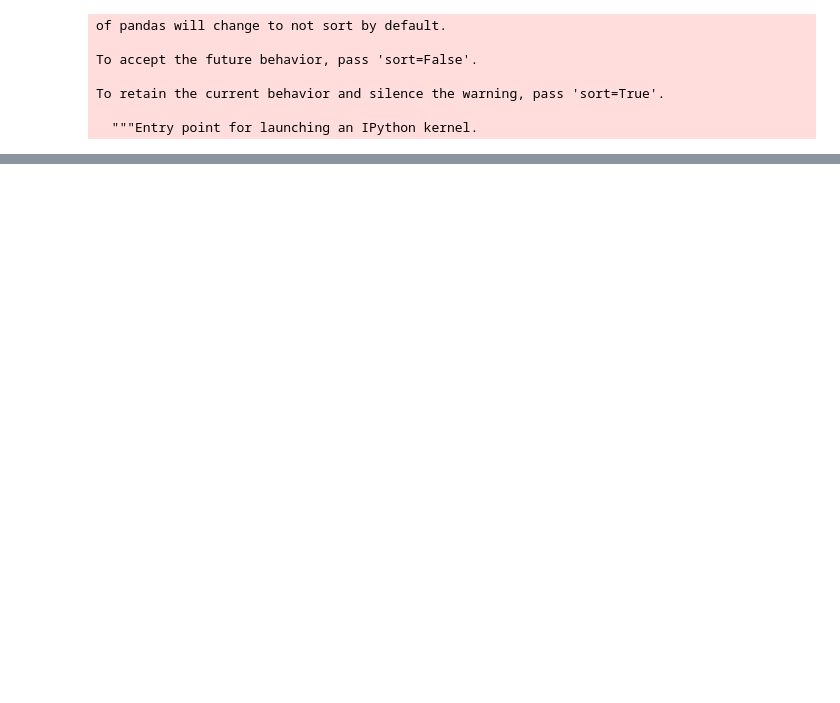
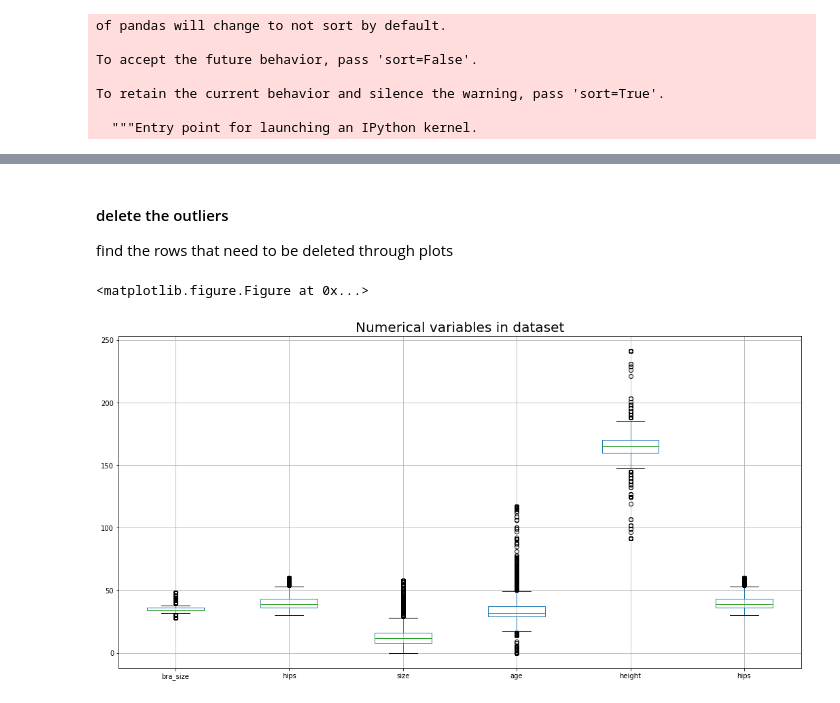
Before and after one commit to Emilylulu/clothes-size-recommendation, a Jupyter notebook: cloth_prediction.ipynb, the cells around one changed output, grey strips where cells are left out. Saved outputs shown, nothing was run; the diff lists cells and outputs as text; code cells hidden in the pictures; blank space fills up the shorter version.

Commit message:
plot data, encoding and prediction
plot data contribution, one hot encoding, linear regression to predict and mse to measure

```diff
--- a/cloth_prediction.ipynb
+++ b/cloth_prediction.ipynb
@@ -263,0 +193,26 @@ data.head()
+# %%
+data.drop(['waist'], axis=1, inplace=True) # drop the columns which fill less than 20%
+data.drop(['bust'], axis=1, inplace=True)
+data.drop(['shoe size'], axis=1, inplace=True)
+data.drop(['shoe width'], axis=1, inplace=True)
+# %%
+weight = data['weight'] #make weight to numbers
+new_weight = []
+for i in range(len(weight)):
+    if isinstance(weight[i],float) or weight[i] == 'NaN' or weight[i] == 'nan':
+        new_weight.append(float('NaN'))
+        continue
+    new_weight.append(weight[i][:-3])
+data['weight'] = new_weight
+# %% [markdown]
+#### delete the outliers
+find the rows that need to be deleted through plots
+# %%
+num_cols = ['bra_size','hips','size', 'age', 'height','hips']
+plt.figure(figsize=(18,9))
+data[num_cols].boxplot()
+plt.title("Numerical variables in dataset", fontsize=20)
+plt.show()
+# %% [output]
+<matplotlib.figure.Figure at 0x...>
+[figure, added]
```
Also changed, not shown: parts of 55 cells of this notebook.
